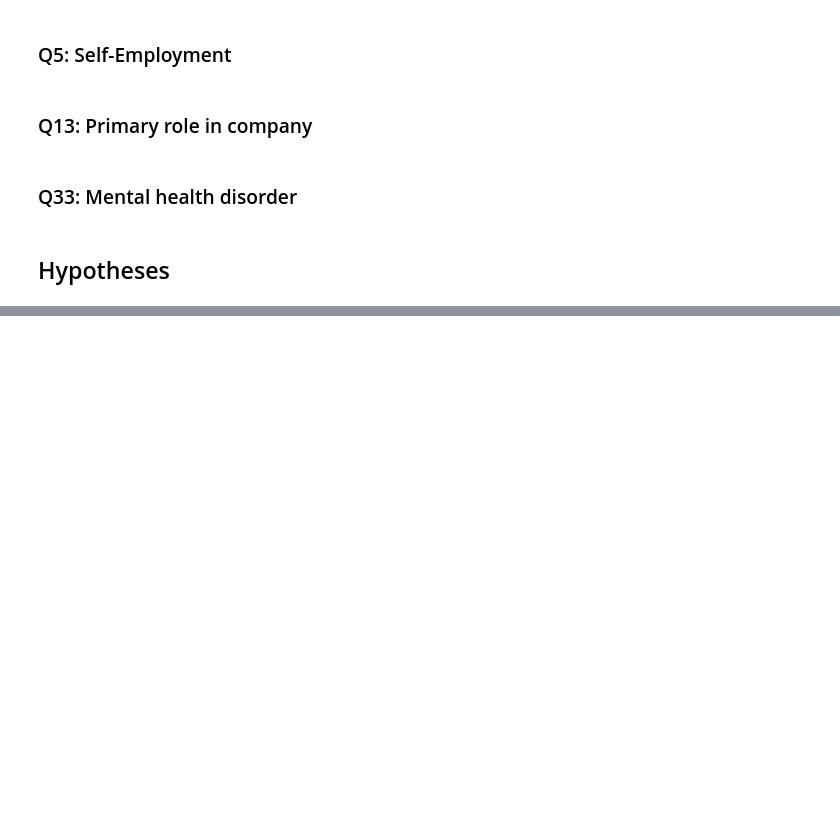
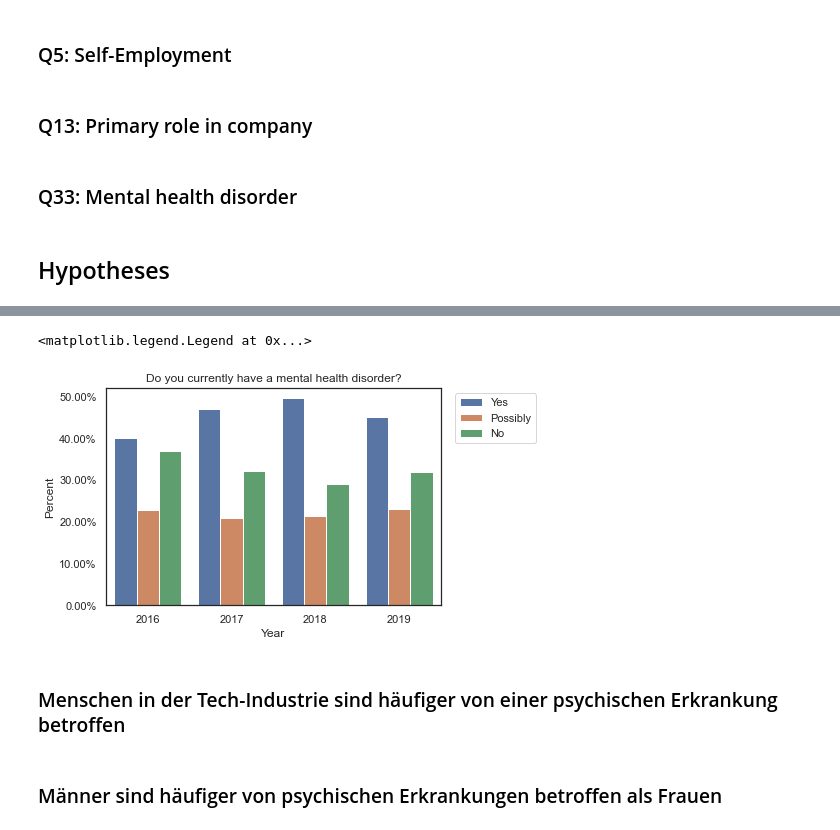
Before and after one commit to Selorikas/mental-health, a Jupyter notebook: mental-health.ipynb, the cells around one changed output, grey strips where cells are left out. Saved outputs shown, nothing was run; the diff lists cells and outputs as text; code cells hidden in the pictures; blank space fills up the shorter version.

```diff
--- a/mental-health.ipynb
+++ b/mental-health.ipynb
@@ -174,0 +181,8 @@ for container in ax.containers:
+# %%
+# change answer 'Maybe' to 'Possibly' to standardize answers
+q33['AnswerText'] = np.where((q33.AnswerText == 'Maybe'), 'Possibly', q33.AnswerText)
+# %%
+# Remove rows with 'Don't Know' as AnswerText
+q33 = q33.drop(q33[q33.AnswerText == 'Don\'t Know'].index)
+# %%
+q33_by_answer_and_year = q33.groupby(['AnswerText', 'Year']).size().reset_index(name="Count")
@@ -174,0 +205,3 @@ for container in ax.containers:
+# %%
+# Add percentages
+q33_by_answer_and_year['Percent'] = (q33_by_answer_and_year['Count'] / q33_by_answer_and_year.groupby('Year')['Count'].transform('sum'))
@@ -174,0 +224,18 @@ for container in ax.containers:
+# %%
+# q33_by_answer_and_year visualized (in percent)
+ax = sns.barplot(x = 'Year', y = 'Percent', hue = 'AnswerText', data = q33_by_answer_and_year, hue_order=['Yes', 'Possibly', 'No'])
+ax.set(title='Do you currently have a mental health disorder?')
+
+# manipulate y-axis to show percentages
+vals = ax.get_yticks()
+ax.set_yticklabels(['{:,.2%}'.format(x) for x in vals])
+
+# move hue box
+ax.legend(bbox_to_anchor= (1.3,1))
+# %% [output]
+<matplotlib.legend.Legend at 0x...>
+[figure, added]
+# %% [markdown]
+### Menschen in der Tech-Industrie sind häufiger von einer psychischen Erkrankung betroffen
+# %% [markdown]
+### Männer sind häufiger von psychischen Erkrankungen betroffen als Frauen
```
Also changed, not shown: parts of 14 cells of this notebook.
